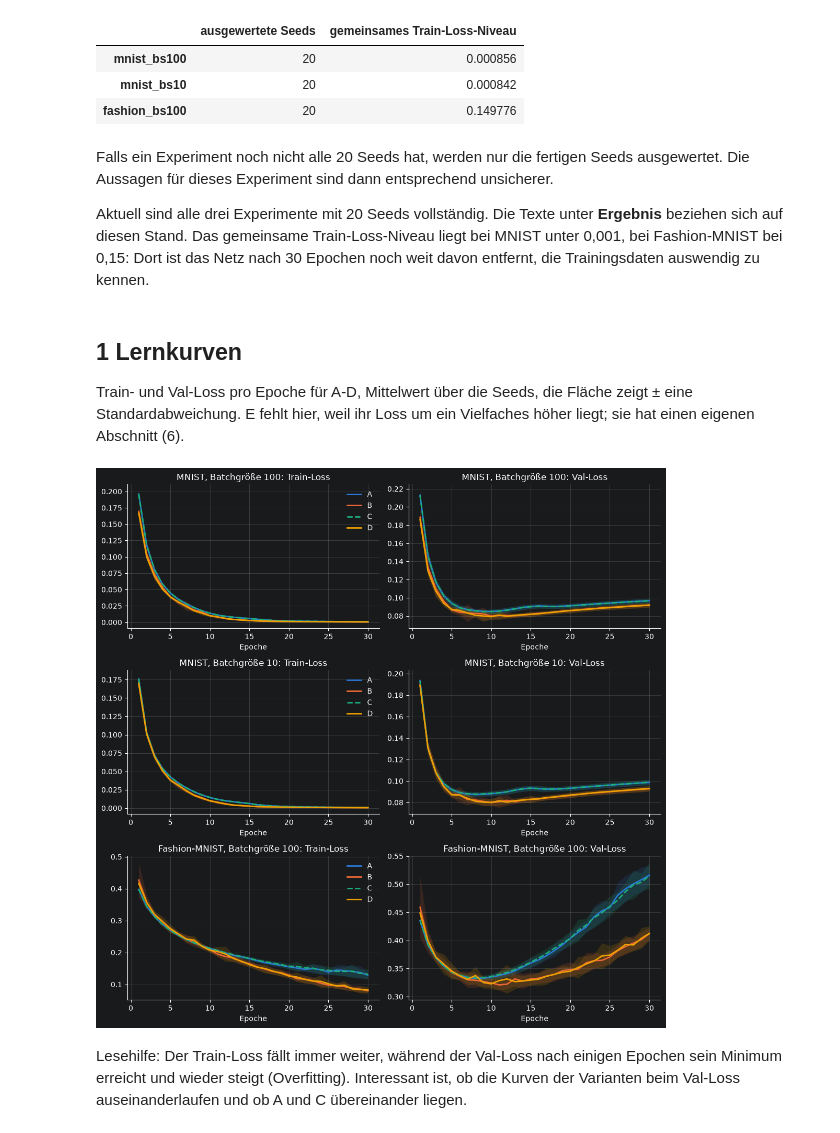
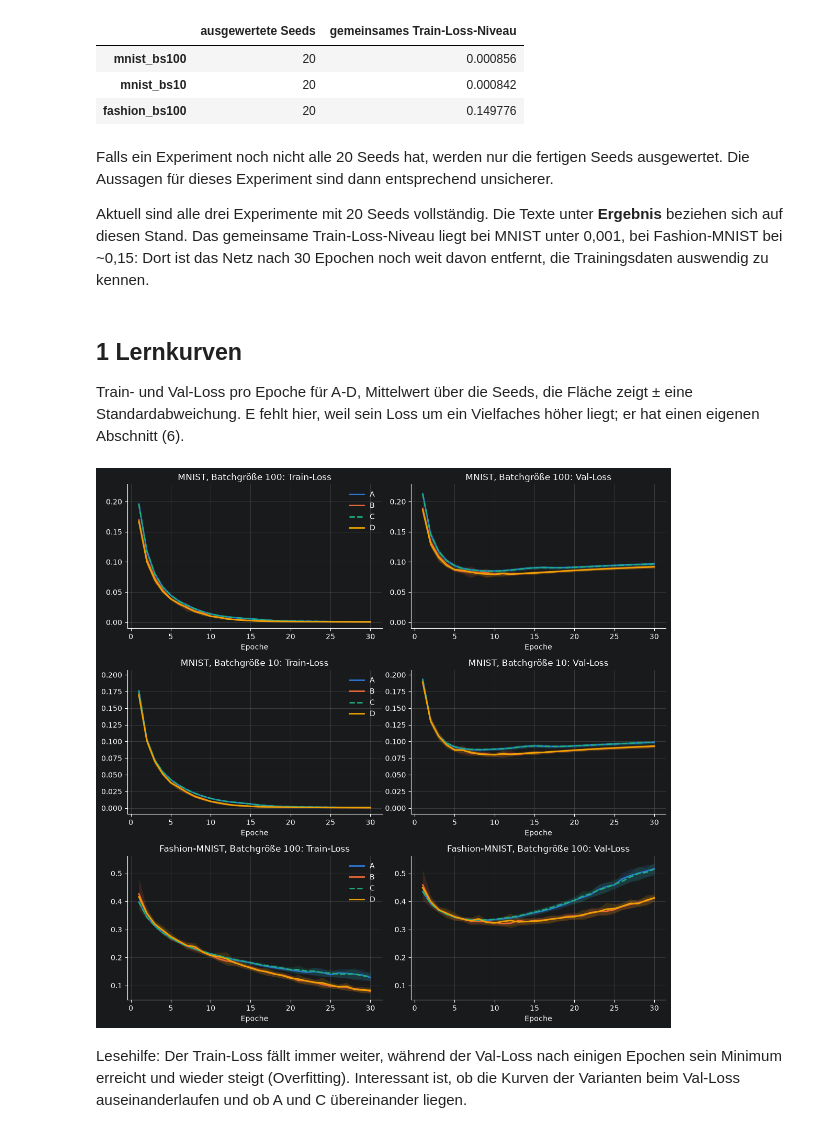
Before and after one commit to dariandieck/ml-shuffling-regularization, a Jupyter notebook: notebooks/04_analysis.ipynb, the cells around one changed output. Drawn from its saved outputs; the diff is of its cells as text; code cells hidden in the pictures.

```diff
--- a/notebooks/04_analysis.ipynb
+++ b/notebooks/04_analysis.ipynb
@@ -64,27 +65,28 @@ pd.DataFrame(
 # %% [markdown]
 Falls ein Experiment noch nicht alle 20 Seeds hat, werden nur die fertigen Seeds ausgewertet. Die Aussagen für dieses Experiment sind dann entsprechend unsicherer.
 
-Aktuell sind alle drei Experimente mit 20 Seeds vollständig. Die Texte unter **Ergebnis** beziehen sich auf diesen Stand. Das gemeinsame Train-Loss-Niveau liegt bei MNIST unter 0,001, bei Fashion-MNIST bei 0,15: Dort ist das Netz nach 30 Epochen noch weit davon entfernt, die Trainingsdaten auswendig zu kennen.
+Aktuell sind alle drei Experimente mit 20 Seeds vollständig. Die Texte unter **Ergebnis** beziehen sich auf diesen Stand. Das gemeinsame Train-Loss-Niveau liegt bei MNIST unter 0,001, bei Fashion-MNIST bei ~0,15: Dort ist das Netz nach 30 Epochen noch weit davon entfernt, die Trainingsdaten auswendig zu kennen.
 # %% [markdown]
 ## 1 Lernkurven
 
-Train- und Val-Loss pro Epoche für A-D, Mittelwert über die Seeds, die Fläche zeigt ± eine Standardabweichung. E fehlt hier, weil ihr Loss um ein Vielfaches höher liegt; sie hat einen eigenen Abschnitt (6).
+Train- und Val-Loss pro Epoche für A-D, Mittelwert über die Seeds, die Fläche zeigt ± eine Standardabweichung. E fehlt hier, weil sein Loss um ein Vielfaches höher liegt; er hat einen eigenen Abschnitt (6).
 # %%
-fig, axes = plt.subplots(len(results), 2, figsize=(11, 3.6 * len(results)), squeeze=False)
+fig, axes = plt.subplots(len(results), 2, figsize=(11, 3.6 * len(results)), squeeze=False, sharey='row')
 for row, (name, df) in enumerate(results.items()):
     for col, column in enumerate(["train_loss", "val_loss"]):
         ax = axes[row, col]
         for variant in SHUFFLE_VARIANTS:
             curve = df[(df["variant"] == variant) & (df["epoch"] > 0)].groupby("epoch")[column].agg(["mean", "std"])
             ax.plot(curve.index, curve["mean"], STYLES.get(variant, "-"), color=COLORS[variant], lw=2, label=variant)
             ax.fill_between(curve.index, curve["mean"] - curve["std"], curve["mean"] + curve["std"], color=COLORS[variant], alpha=0.15, lw=0)
         ax.set(xlabel="Epoche", title=f"{TITLES[name]}: {'Train' if column == 'train_loss' else 'Val'}-Loss")
+        ax.tick_params(labelleft=True)
         style_axes(ax)
     axes[row, 0].legend(frameon=False)
 fig.tight_layout()
 save(fig, "learning_curves")
 # %% [output]
-[figure, old version]
+[figure, new version]
 # %% [markdown]
 Lesehilfe: Der Train-Loss fällt immer weiter, während der Val-Loss nach einigen Epochen sein Minimum erreicht und wieder steigt (Overfitting). Interessant ist, ob die Kurven der Varianten beim Val-Loss auseinanderlaufen und ob A und C übereinander liegen.
 # %% [markdown]
```
Also changed, not shown: parts of 14 cells of this notebook, 5 other files.
